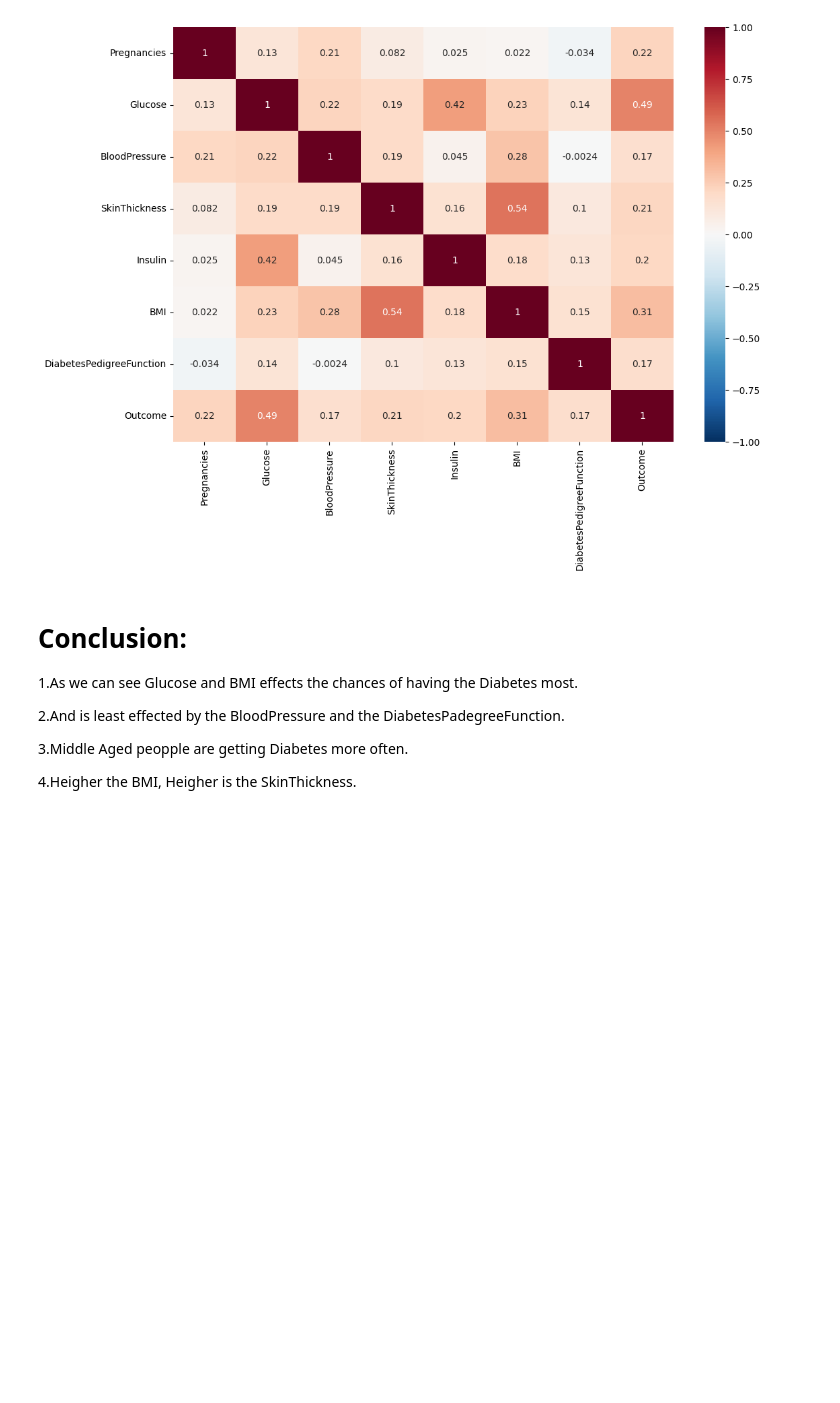
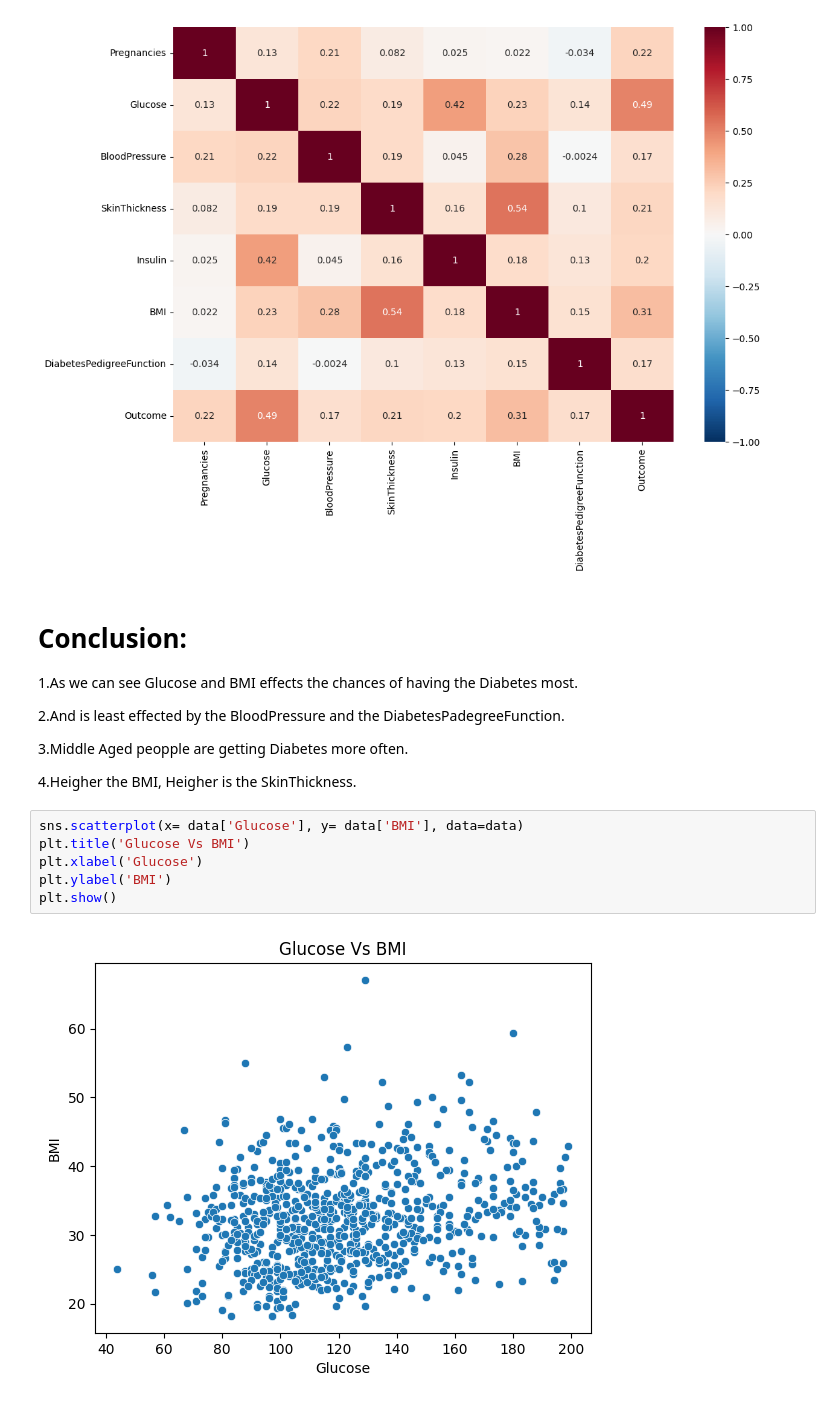
Before and after one commit to kanishkajain2005-byte/Diabetes, a Jupyter notebook: Diabetes_Prediction.ipynb, the cells around one changed output. Cells and saved outputs as stored; diff of their text form; blank space fills up the shorter version.

```diff
--- a/Diabetes_Prediction.ipynb
+++ b/Diabetes_Prediction.ipynb
@@ -312,3 +312,11 @@ plt.show()
 3.Middle Aged peopple are getting Diabetes more often.
 
 4.Heigher the BMI, Heigher is the SkinThickness.
+# %%
+sns.scatterplot(x= data['Glucose'], y= data['BMI'], data=data)
+plt.title('Glucose Vs BMI')
+plt.xlabel('Glucose')
+plt.ylabel('BMI')
+plt.show()
+# %% [output]
+[figure, added]
```
Also changed, not shown: parts of 1 cell of this notebook.
